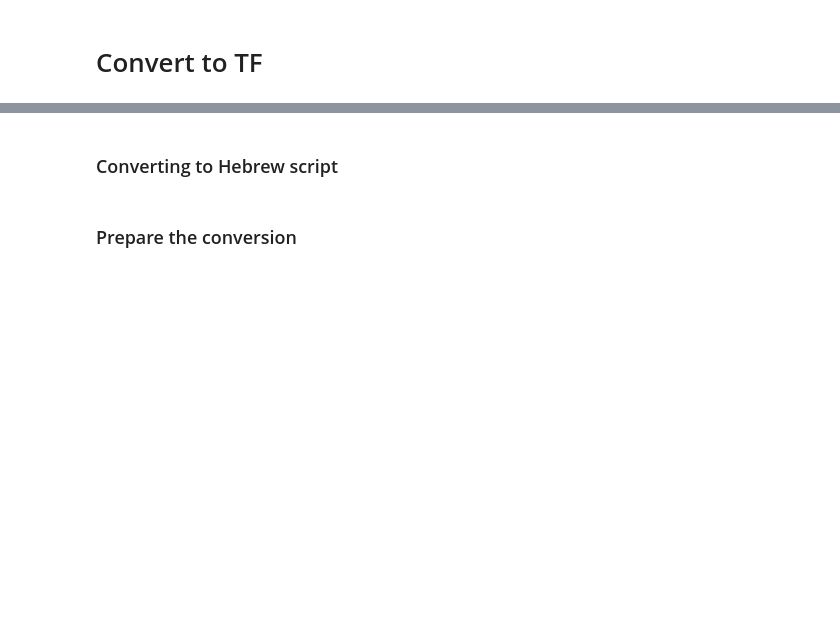
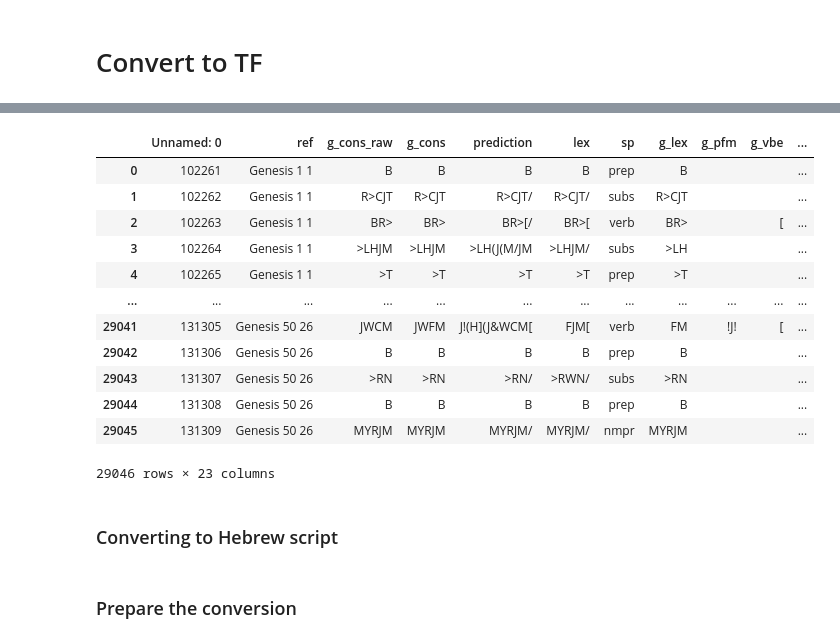
Before and after one commit to DT-UCPH/sp, a Jupyter notebook: programs/Convert to TF.ipynb, the cells around one changed output, grey strips where cells are left out. Cells and saved outputs as stored; diff of their text form; code cells hidden in the pictures; blank space fills up the shorter version.

```diff
--- a/programs/Convert to TF.ipynb
+++ b/programs/Convert to TF.ipynb
@@ -30,12 +12,0 @@ source
-# %%
-PATH = './data/'
-
-annotations = {'sp.csv',
-              }
-
-for file in annotations:
-    read_file = pd.read_csv(f'{PATH}{file}')
-    for col in read_file.columns[1:]:
-        source[col] = read_file[col]
-
-source
@@ -58,2 +12,0 @@ source
-# %%
-source = source[['line','ref','raw','C_disambig','g_cons_raw','lex','sp']]
@@ -61,0 +13,6 @@ source.to_excel('./data/corrections_1.xlsx')
+# %%
+CORRECTIONS = '../data/corrections_1.xlsx'
+NEW_DATA = '../data/g_lex.csv'
+
+from tf.app import use
+A = use('DT-UCPH/sp', hoist=globals(), version='1.5.5')
@@ -62,3 +50,63 @@ source.to_excel('./data/corrections_1.xlsx')
+# %%
+def importFiles(corrections=False):
+
+    if corrections:
+        source = pd.read_excel(CORRECTIONS, keep_default_na=False)
+
+        #Add lacking features from the very latest TF-version
+        features = []
+        for f in Fall():
+            if f not in source.columns and not 'utf8' in f and f not in {'book','chapter','verse','language','sign','otype'}:
+                source[f] = [eval(f'F.{f}.v({w})') for w in F.otype.s('word')]
+
+        return source
+
+    else:
+
+        #Selecting features from the very latest TF-version
+        features = []
+        for f in Fall():
+            if not 'utf8' in f and f not in {'book','chapter','verse','language','sign','otype'}:
+                features.append(f)
+
+        #Creating the original features
+        feature_dict = collections.defaultdict(lambda: collections.defaultdict())
+        for w in F.otype.s('word'):
+            feature_dict[w]['ref'] = '''{} {} {}'''.format(*T.sectionFromNode(w))
+
+            for f in features:
+                feat = f'F.{f}.v({w})'
+                feature_dict[w][f] = eval(feat)
+        df = pd.DataFrame(feature_dict).T
+        df['trailer'] = [True if t else False for t in list(df.trailer)]
+
+        #Add new data + name derived from filename
+        new_file = pd.read_csv(NEW_DATA, keep_default_na=False)
+        name = re.sub('.csv','',NEW_DATA)
+        name = name[name.rfind('/')+1:]
+        df[name] = list(new_file[name])
+
+        if 'MT_parsing' in new_file.columns:
+            df['mt_feat'] = list(new_file['MT_parsing'])
+
+        return df
+
+source = importFiles(corrections=True)
+source
+# %% [output]
+|  | Unnamed: 0 | ref | g_cons_raw | g_cons | prediction | lex | sp | g_lex | g_pfm | g_vbe | ... |
+| 0 | 102261 | Genesis 1 1 | B | B | B | B | prep | B |  |  | ... |
+| 1 | 102262 | Genesis 1 1 | R>CJT | R>CJT | R>CJT/ | R>CJT/ | subs | R>CJT |  |  | ... |
+| 2 | 102263 | Genesis 1 1 | BR> | BR> | BR>[/ | BR>[ | verb | BR> |  | [ | ... |
+| 3 | 102264 | Genesis 1 1 | >LHJM | >LHJM | >LH(J(M/JM | >LHJM/ | subs | >LH |  |  | ... |
+| 4 | 102265 | Genesis 1 1 | >T | >T | >T | >T | prep | >T |  |  | ... |
+| ... | ... | ... | ... | ... | ... | ... | ... | ... | ... | ... | ... |
+| 29041 | 131305 | Genesis 50 26 | JWCM | JWFM | J!(H](J&WCM[ | FJM[ | verb | FM | !J! | [ | ... |
+| 29042 | 131306 | Genesis 50 26 | B | B | B | B | prep | B |  |  | ... |
+| 29043 | 131307 | Genesis 50 26 | >RN | >RN | >RN/ | >RWN/ | subs | >RN |  |  | ... |
+| 29044 | 131308 | Genesis 50 26 | B | B | B | B | prep | B |  |  | ... |
+| 29045 | 131309 | Genesis 50 26 | MYRJM | MYRJM | MYRJM/ | MYRJM/ | nmpr | MYRJM |  |  | ... |
+29046 rows × 23 columns
 # %% [markdown]
 ### Converting to Hebrew script
 # %%
```
Also changed, not shown: parts of 28 cells of this notebook, 39 other files.
